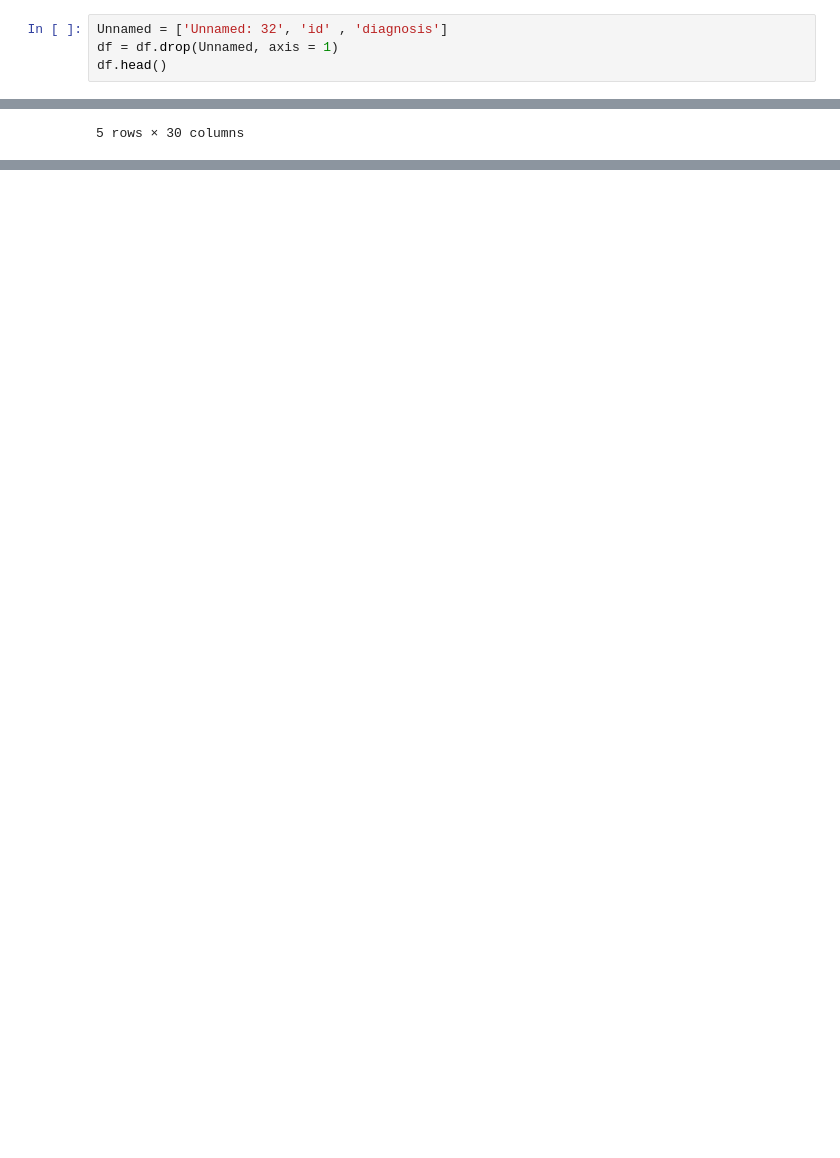
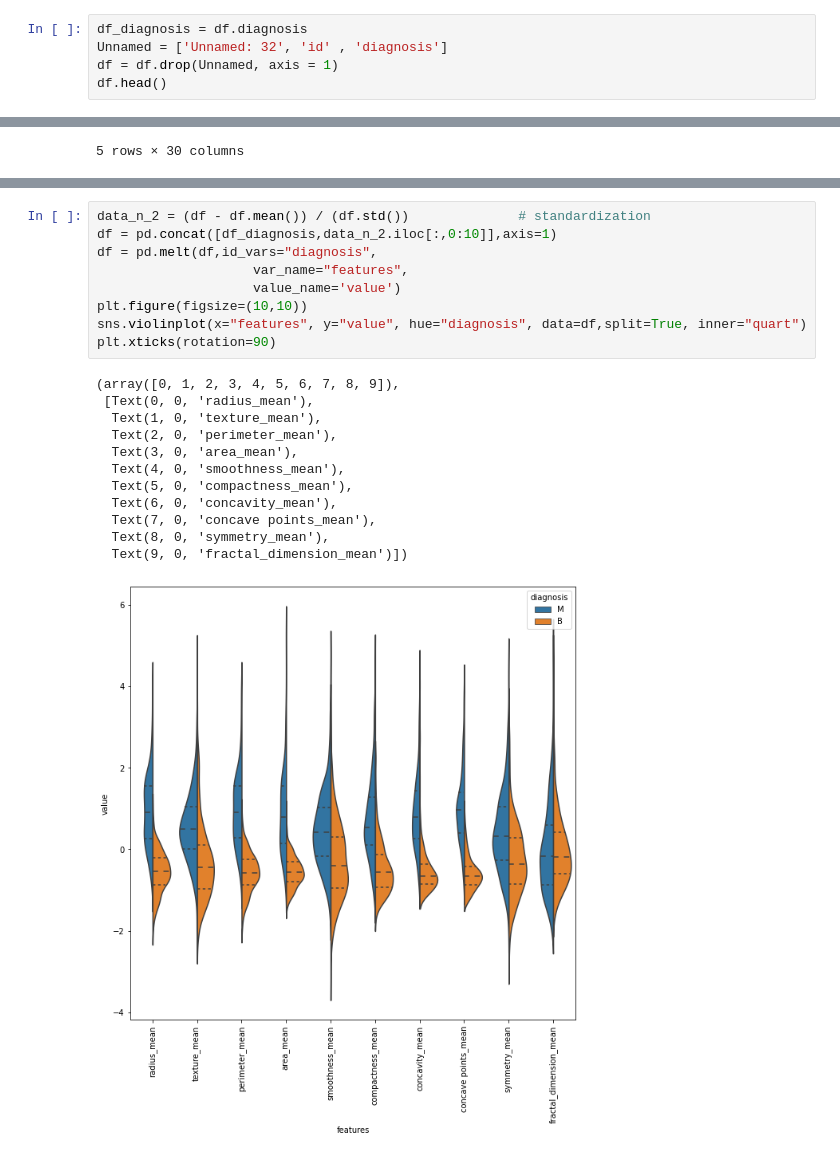
Before and after one commit to nardoshood/Causal-Inference, a Jupyter notebook: notebook/data_EDA.ipynb, the cells around one changed output, grey strips where cells are left out. Saved outputs shown, nothing was run; the diff lists cells and outputs as text; blank space fills up the shorter version.

Commit message:
Visualised outlier

```diff
--- a/notebook/data_EDA.ipynb
+++ b/notebook/data_EDA.ipynb
@@ -68,6 +68,7 @@ fractal_dimension_worst    False
 Unnamed: 32                 True
 dtype: bool
 # %%
+df_diagnosis = df.diagnosis
 Unnamed = ['Unnamed: 32', 'id' , 'diagnosis']
 df = df.drop(Unnamed, axis = 1)
 df.head()
@@ -103,0 +101,22 @@ df.describe()
+# %%
+data_n_2 = (df - df.mean()) / (df.std())              # standardization
+df = pd.concat([df_diagnosis,data_n_2.iloc[:,0:10]],axis=1)
+df = pd.melt(df,id_vars="diagnosis",
+                    var_name="features",
+                    value_name='value')
+plt.figure(figsize=(10,10))
+sns.violinplot(x="features", y="value", hue="diagnosis", data=df,split=True, inner="quart")
+plt.xticks(rotation=90)
+# %% [output]
+(array([0, 1, 2, 3, 4, 5, 6, 7, 8, 9]),
+ [Text(0, 0, 'radius_mean'),
+  Text(1, 0, 'texture_mean'),
+  Text(2, 0, 'perimeter_mean'),
+  Text(3, 0, 'area_mean'),
+  Text(4, 0, 'smoothness_mean'),
+  Text(5, 0, 'compactness_mean'),
+  Text(6, 0, 'concavity_mean'),
+  Text(7, 0, 'concave points_mean'),
+  Text(8, 0, 'symmetry_mean'),
+  Text(9, 0, 'fractal_dimension_mean')])
+[figure, added]
```
Also changed, not shown: parts of 5 cells of this notebook.
